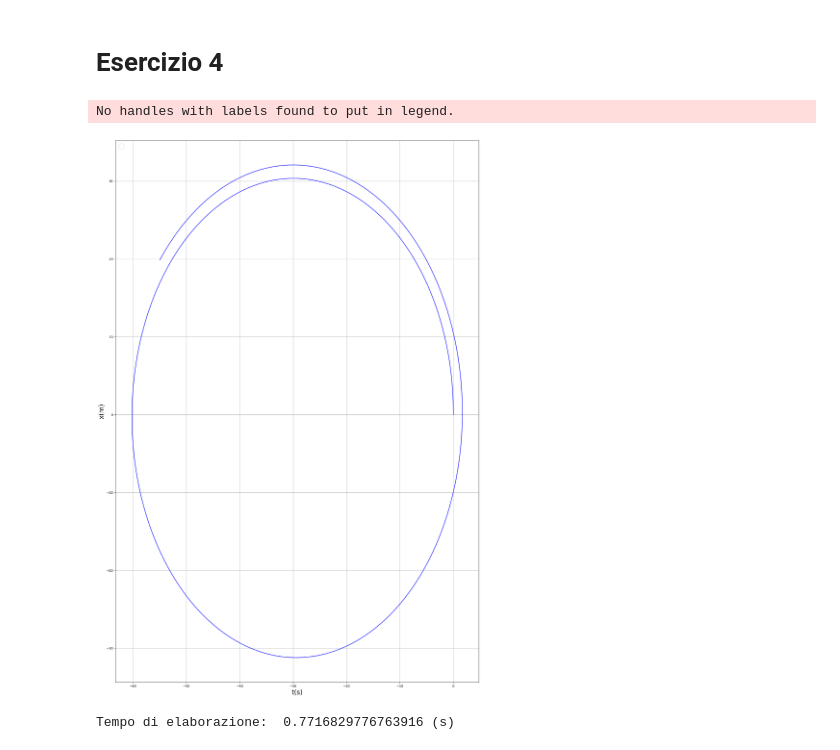
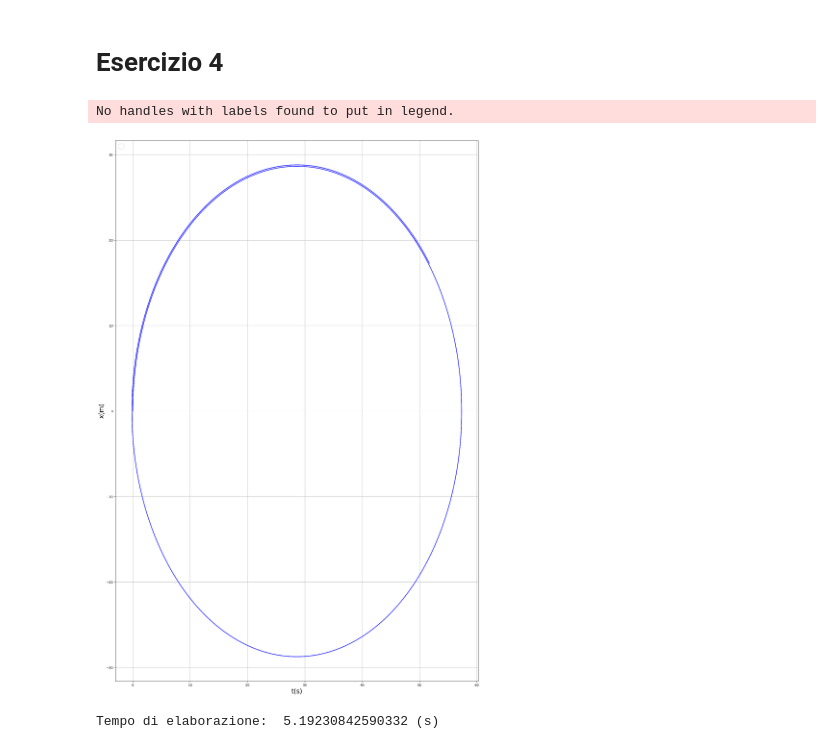
Before and after one commit to Vincenzo-Orsini/metodi_computazionali, a Jupyter notebook: Esercitazione_5.ipynb, the cells around one changed output. Cells and saved outputs as stored; diff of their text form; code cells hidden in the pictures.

```diff
--- a/Esercitazione_5.ipynb
+++ b/Esercitazione_5.ipynb
@@ -216,9 +216,12 @@ Tempo di elaborazione:  17.89714765548706 (s)
 # Esercizio 4
 # %%
 t_start = time()
-B=-1
+B=1
 qe = 1.6#*10**(-19)
 me = 9.11#*10**(-31)
+
+#qe = 1#*10**(-19)
+#me = 6#*10**(-31)
 # Caso B ortogonale e gamma = 0, E = 0
 def f_vx(t, x, vy, B=B,  q = qe, m = me, E=0):
         return (q/m)*vy*B+(E/m)
@@ -276,33 +279,33 @@ def RK4(h, color1, color2, B=B, a=1):
             #ax2.plot([x_prev, x_next], [v_prev, v_next], color = color1) #position vs velocitv
             #ax4.plot([t, t+h], [v_prev**2/2, v_next**2/2], color=color1) #Kinetic
 
         x, y, vx, vy  = x_next, y_next, vx_next, vy_next
 
         t+=h
 
 fig, (ax1)=plt.subplots(1,1, figsize = (20, 30))
 
 #ax3=ax1.twinx()
-plot = RK4(0.1, "blue", "red", B=1)
+plot = RK4(.01, "blue", "red", B=1)
 ax1.set_xlabel("t(s)", fontsize = 20)
 #ax1.set_ylim(-20, 10)
 #ax3.set_ylim(-20, 10)
 ax1.legend(loc = "upper left", fontsize = 20)
 #ax2.legend(loc = "upper left", fontsize = 20)
 #ax3.legend(loc= "upper right", fontsize = 20)
 #ax4.legend(loc= "upper right", fontsize = 20)
 ax1.set_ylabel("x(m)", fontsize = 20)
 #ax3.set_ylabel("v(m/s)", fontsize = 20)
 
 #ax2.set_xlabel("x(m)", fontsize = 20)
 #ax2.set_ylabel("v(m/s)", fontsize = 20)
 ax1.grid()
 #ax2.grid()
 #ax4.grid()
 
 plt.show()
 print("Tempo di elaborazione: ", time()-t_start, "(s)")
 # %% [output]
 No handles with labels found to put in legend.
-[figure, old version]
+[figure, new version]
-Tempo di elaborazione:  0.7716829776763916 (s)
+Tempo di elaborazione:  5.19230842590332 (s)
```
Also changed, not shown: parts of 4 cells of this notebook.
